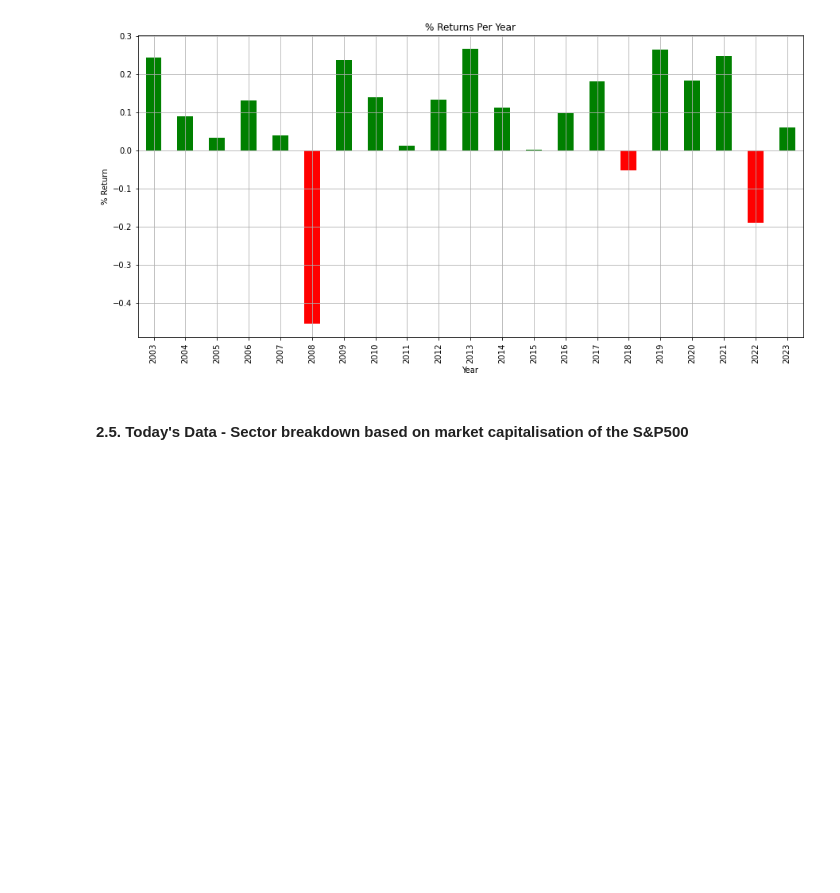
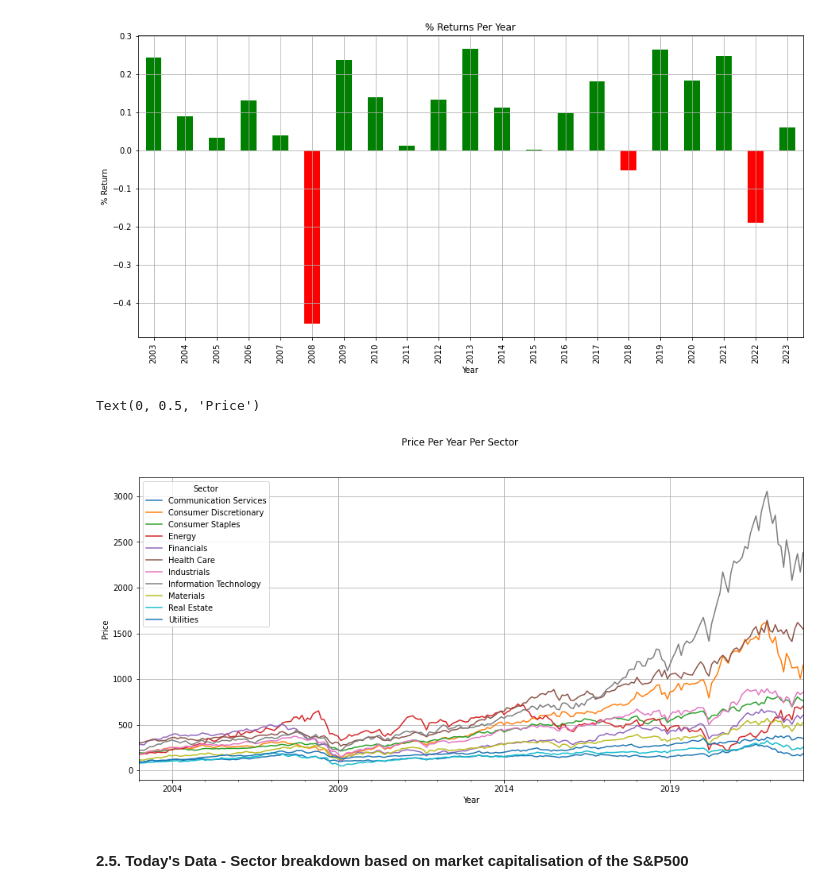
Before and after one commit to rocklurva/Mini-Project-1, a Jupyter notebook: main.ipynb, the cells around one changed output. Drawn from its saved outputs; the diff is of its cells as text; code cells hidden in the pictures; blank space fills up the shorter version.

```diff
--- a/main.ipynb
+++ b/main.ipynb
@@ -330,6 +330,17 @@ plt.ylabel("% Return")
 plt.grid()
 # %% [output]
 [figure]
+# %%
+# Explode S&P500 in its sectors. Trend based on stock price per sector.
+
+clean_sectors_index_df.pivot_table(values="Price", index=clean_sectors_index_df["Date"], columns='Sector').plot(figsize=(15,7))
+plt.title('Price Per Year Per Sector')
+plt.grid()
+plt.xlabel("Year")
+plt.ylabel("Price")
+# %% [output]
+Text(0, 0.5, 'Price')
+[figure, added]
 # %% [markdown]
 #### 2.5. Today's Data - Sector breakdown based on market capitalisation of the S&P500
 # %% [markdown]
```
Also changed, not shown: parts of 3 cells of this notebook.
